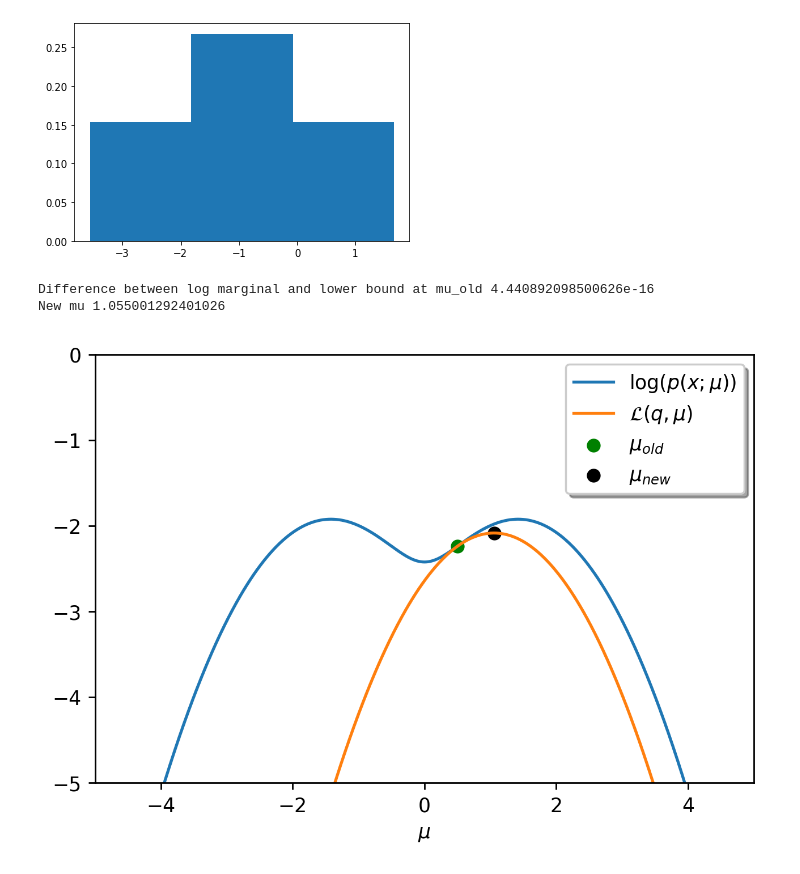
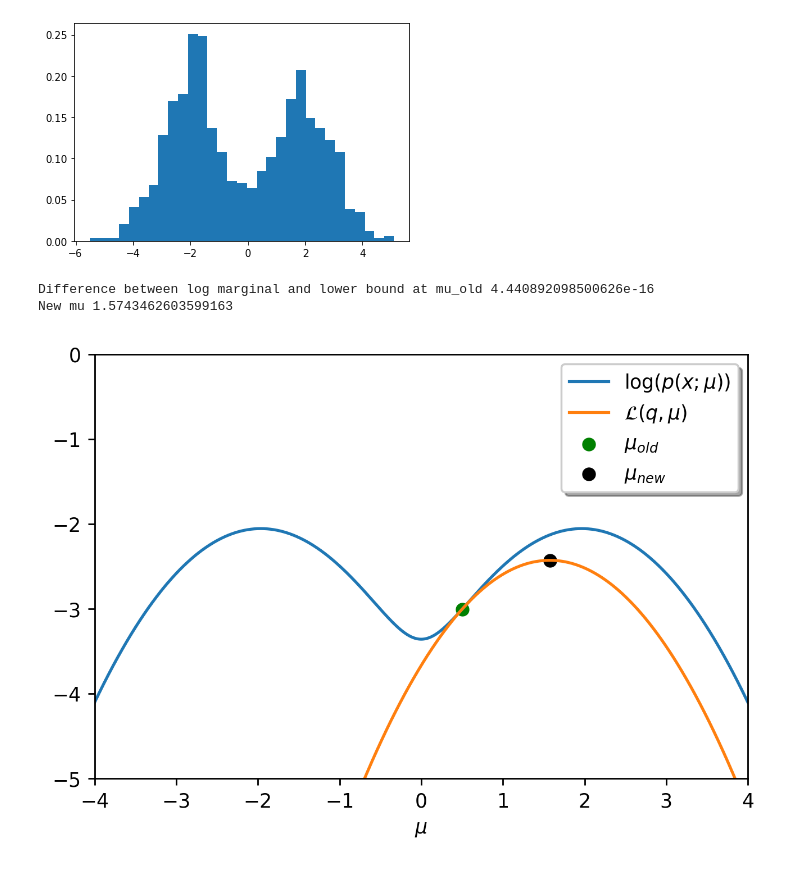
Before and after one commit to ceroytres/website_notebooks, a Jupyter notebook: EM.ipynb, the cells around one changed output. Saved outputs shown, nothing was run; the diff lists cells and outputs as text; code cells hidden in the pictures.

```diff
--- a/EM.ipynb
+++ b/EM.ipynb
@@ -9,7 +9,7 @@ from scipy.special import softmax
 # %%
 np.random.seed(0)
 
-N = 15
+N = 1000
 pi = .5
 mu_star = 2
 x = [np.random.randn() + mu_star if np.random.rand() < pi else
@@ -21,7 +21,7 @@ plt.figure()
 plt.hist(x, density = True, bins = int(np.sqrt(N)))
 plt.show()
 # %% [output]
-[figure, old version]
+[figure, new version]
 # %%
 def compute_log_marginal(x: np.ndarray, mu: float) -> float:
   log_marginal = np.log(pi * norm.pdf(x,loc=mu) \
@@ -57,7 +57,7 @@ def em_step(x: np.ndarray, mu_old: float) -> float:
 # %%
 mu_old = .5
 
-mus = np.linspace(-5,5,1000)
+mus = np.linspace(-4,4,1000)
 log_marginal = [compute_log_marginal(x, m) for m in mus]
 elbo = [ELBO(m, mu_old, x) for m in mus]
 
@@ -70,17 +70,17 @@ print(f"Difference between log marginal and lower bound at mu_old {old_elbo - ol
 print(f"New mu {mu_new}")
 # %% [output]
 Difference between log marginal and lower bound at mu_old 4.440892098500626e-16
-New mu 1.055001292401026
+New mu 1.5743462603599163
 # %%
 plt.figure(dpi=250)
 plt.plot(mus, log_marginal, label=r"$\log(p(x;\mu))$")
 plt.plot(mus, elbo, label = r"$\mathcal{L}(q,\mu)$")
 plt.scatter([mu_old], [old_elbo], c="g",label = r"$\mu_{old}$")
 plt.scatter([mu_new], [new_elbo], c="k",label = r"$\mu_{new}$")
 plt.xlabel(r"$\mu$")
 plt.legend(fancybox=True, shadow=True)
-plt.xlim([-5,5])
+plt.xlim([-4,4])
 plt.ylim([-5,0])
 plt.show()
 # %% [output]
-[figure, old version]
+[figure, new version]
```
